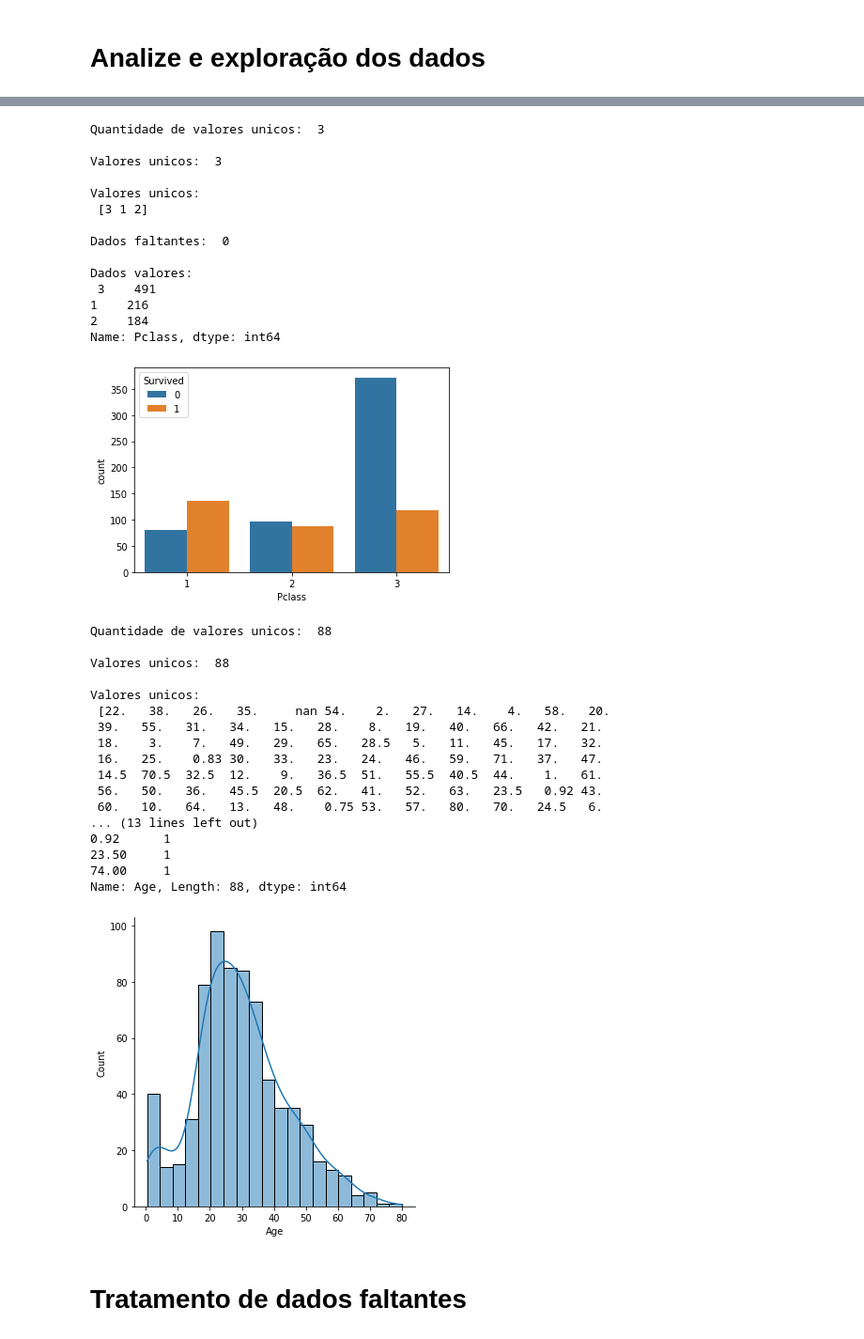
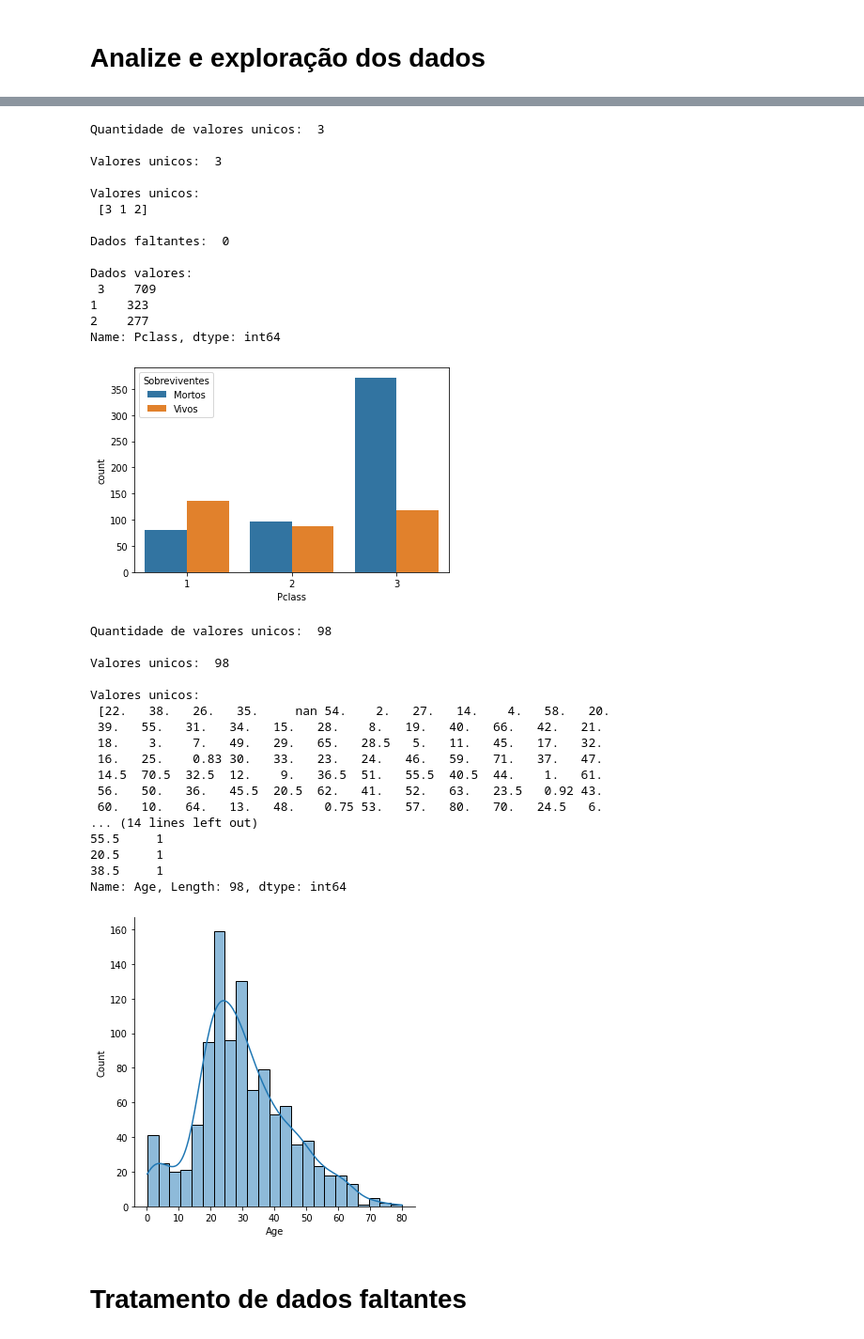
Before and after one commit to ErickNst/AnaliseDeDados, a Jupyter notebook: titanicStudy.ipynb, the cells around one changed output, grey strips where cells are left out. Shown: that part at 94% size. Saved outputs shown, nothing was run; the diff lists cells and outputs as text; code cells hidden in the pictures.

Commit message:
Kaggle Notebook | titanic | Version 6 - Foi adicionado simplificaçoes e melhor tratamento dos dados, além de separar dados categoricos em novas colunas de 1 e 0

```diff
--- a/titanicStudy.ipynb
+++ b/titanicStudy.ipynb
@@ -24,0 +51,2 @@ train.head(2)
+# %%
+TitanicFull = train.append(test, ignore_index=True)
@@ -32,7 +126,8 @@ def plotarDadosDeMortes (df,coluna, categorico=True):
     print ('\nDados valores:\n', df[coluna].value_counts(), )
 
     if categorico ==True:
-        sns.countplot(data =df, x =coluna, hue='Survived' )
+        sns.countplot(data =df, x =coluna, hue='Survived',)
+        plt.legend(labels=["Mortos","Vivos"], title = "Sobreviventes")
        # df.groupby('Survived')[coluna].value_counts().plot(kind='bar')
     else:
         sns.displot(df[coluna], kde=True)
@@ -74,5 +169,5 @@ Name: Sex, dtype: int64
 # %%
-plotarDadosDeMortes(train,'Pclass')
+plotarDadosDeMortes(TitanicFull,'Pclass')
 # %% [output]
 Quantidade de valores unicos:  3
 
@@ -84,31 +179,31 @@ Valores unicos:
 Dados faltantes:  0
 
 Dados valores:
- 3    491
-1    216
-2    184
+ 3    709
+1    323
+2    277
 Name: Pclass, dtype: int64
-[figure, old version]
+[figure, new version]
 # %%
-plotarDadosDeMortes(train,'Age',False)
+plotarDadosDeMortes(TitanicFull,'Age',False)
 # %% [output]
-Quantidade de valores unicos:  88
+Quantidade de valores unicos:  98
 
-Valores unicos:  88
+Valores unicos:  98
 
 Valores unicos:
  [22.   38.   26.   35.     nan 54.    2.   27.   14.    4.   58.   20.
  39.   55.   31.   34.   15.   28.    8.   19.   40.   66.   42.   21.
  18.    3.    7.   49.   29.   65.   28.5   5.   11.   45.   17.   32.
  16.   25.    0.83 30.   33.   23.   24.   46.   59.   71.   37.   47.
  14.5  70.5  32.5  12.    9.   36.5  51.   55.5  40.5  44.    1.   61.
  56.   50.   36.   45.5  20.5  62.   41.   52.   63.   23.5   0.92 43.
  60.   10.   64.   13.   48.    0.75 53.   57.   80.   70.   24.5   6.
-... (13 lines left out)
-0.92      1
-23.50     1
-74.00     1
-Name: Age, Length: 88, dtype: int64
+... (14 lines left out)
+55.5     1
+20.5     1
+38.5     1
+Name: Age, Length: 98, dtype: int64
-[figure, old version]
+[figure, new version]
 # %% [markdown]
 # Tratamento de dados faltantes
```
Also changed, not shown: parts of 58 cells of this notebook.
